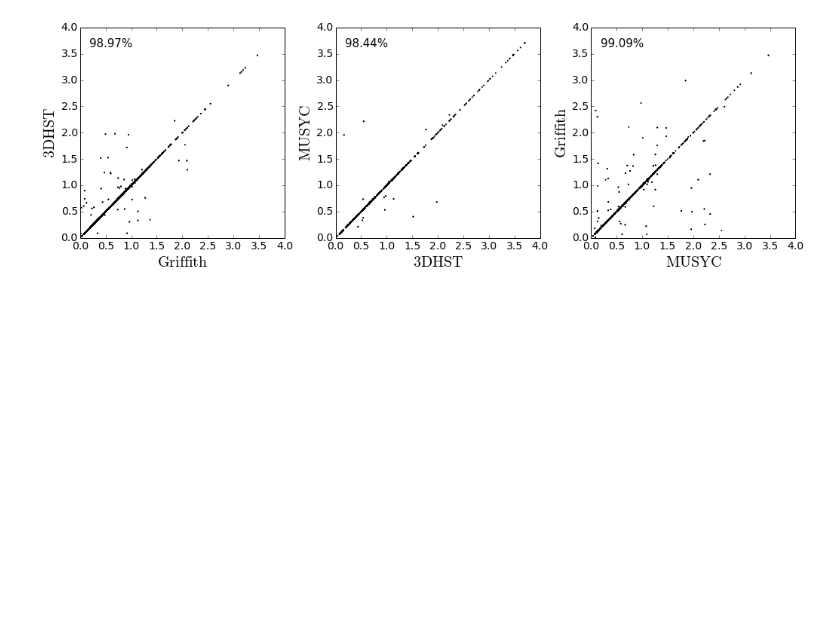
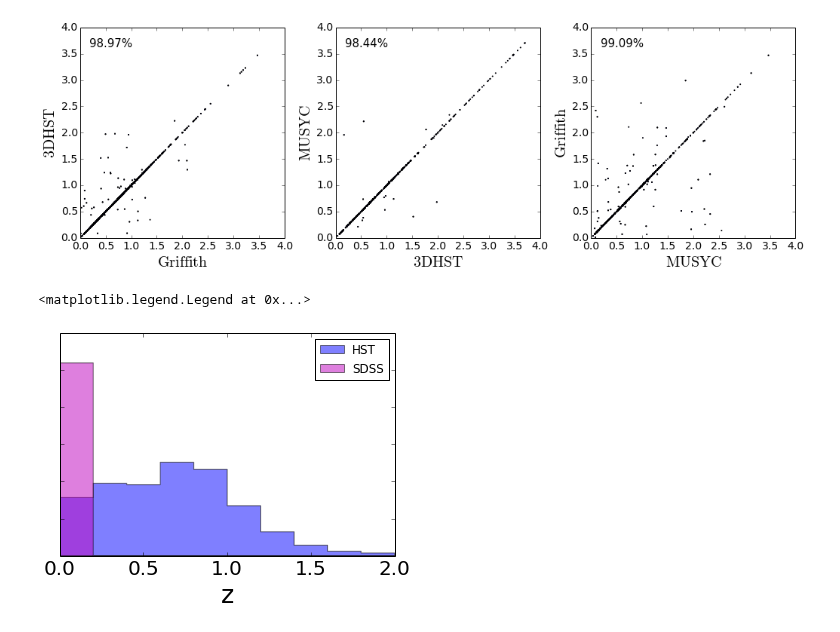
Before and after one commit to willettk/gzhubble, a Jupyter notebook: python/combine_redshifts.ipynb, the cells around one changed output. Saved outputs shown, nothing was run; the diff lists cells and outputs as text; code cells hidden in the pictures; blank space fills up the shorter version.

```diff
--- a/python/combine_redshifts.ipynb
+++ b/python/combine_redshifts.ipynb
@@ -164,6 +171,6 @@ NameError: name 'updated_table' is not defined
 # %%
 #read table if coming back to code later:
-fname = download_from_dropbox('https://www.dropbox.com/s/ujaksgp5zectwcy/best_redshift_table_2_26_2016.fits?dl=1')
+fname = download_from_dropbox('https://www.dropbox.com/s/5wt2650l8mf1797/best_redshift_table_3_3_2016.fits?dl=1')
 updated_table = Table.read(fname)
 # %%
 #Check distribution of different redshifts
@@ -280,3 +287,18 @@ plt.ylim(0,4)
 plt.savefig('../writeup/figures/specz_comparison.pdf')
 # %% [output]
 [figure]
+# %%
+list(set(updated_table['IMAGING']))
+not_sdss=(updated_table['IMAGING']!='SDSS')
+sdss=(updated_table['IMAGING']=='SDSS')
+# %%
+plt.rcParams['xtick.labelsize']=20
+
+plt.hist(updated_table[not_sdss]['Z_BEST'],range=(0,2),bins=10,histtype='stepfilled',alpha=.5,label='HST')
+plt.hist(updated_table[sdss]['Z_BEST'],range=(0,2),bins=10,histtype='stepfilled',alpha=.5,label='SDSS',color='m')
+plt.xlabel('z',fontsize=25)
+plt.tick_params(labelleft='off')
+plt.legend()
+# %% [output]
+<matplotlib.legend.Legend at 0x...>
+[figure, added]
```
Also changed, not shown: parts of 9 cells of this notebook, 10 other files.
